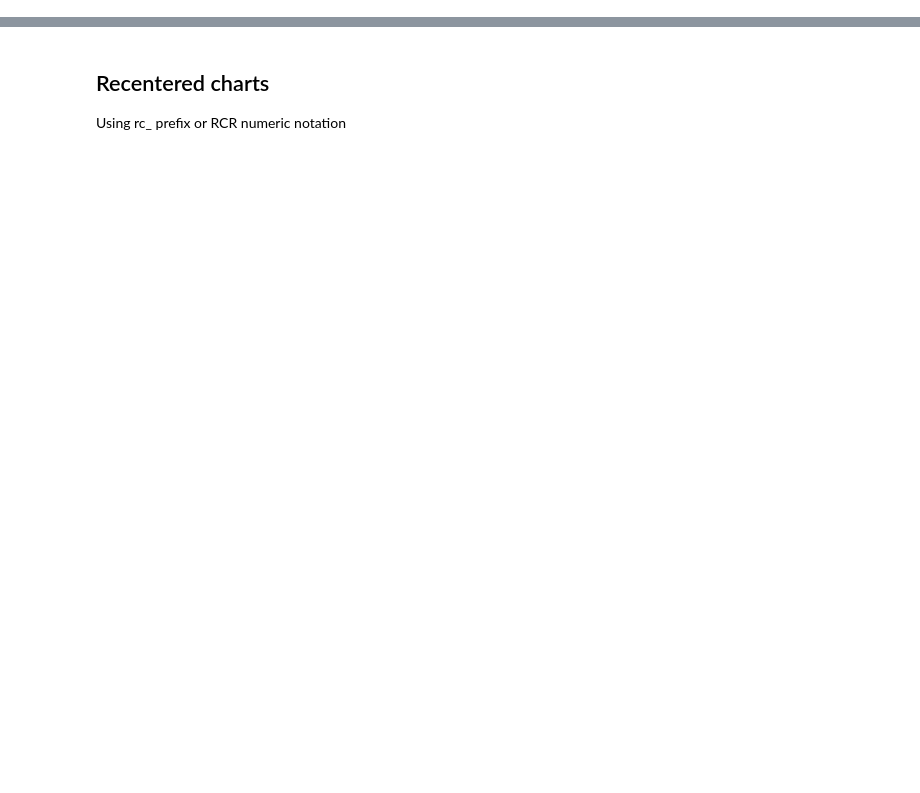
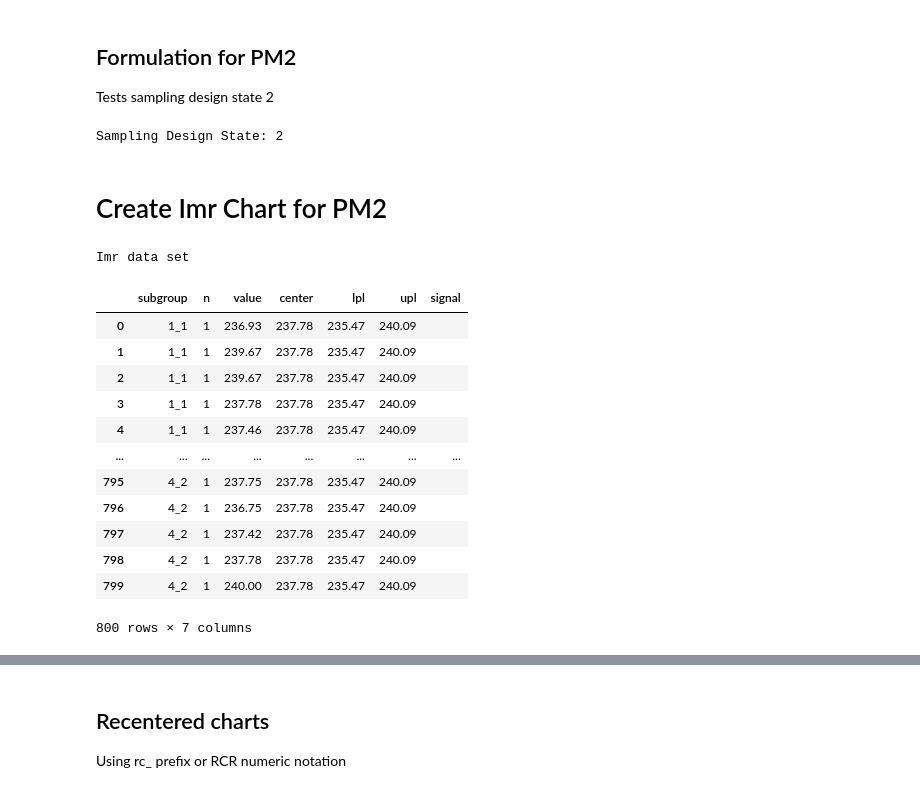
Before and after one commit to cnicholas/processbehavior, a Jupyter notebook: validation/sds1.ipynb, the cells around one changed output, grey strips where cells are left out. Cells and saved outputs as stored; diff of their text form; code cells hidden in the pictures; blank space fills up the shorter version.

```diff
--- a/validation/sds1.ipynb
+++ b/validation/sds1.ipynb
@@ -87,0 +5,8 @@ result.plot()
+# %%
+
+from processbehavior import ProcessBehavior
+
+# Load the SDS1 validation data
+pb = ProcessBehavior.read_csv('TABVASTESTDATABASE.csv')
+
+pb.cols
@@ -87,0 +55,38 @@ result.plot()
+# %% [markdown]
+## Formulation for PM2
+Tests sampling design state 2
+# %%
+study_pm2 = pb.formulate(
+    response=pb.cols.PM_SDS_2,
+    time='PRODUCTION TIME',
+    factors=['FACTOR 1', 'FACTOR 2'],
+    precision=2
+)
+print(f'Sampling Design State: {study_pm2.sds}')
+# %% [output]
+Sampling Design State: 2
+# %% [markdown]
+# Create Imr Chart for PM2
+# %%
+#result_pm_sds2 = study_pm_sds2.execute(chart='Imr', by=[pb.cols.FACTOR_1,pb.cols.FACTOR_2])
+
+result_pm2_all = study_pm2.execute(chart='Imr', by=[])
+#print(f'Strata: {result_pm_sds2_all.charts['Imr']['strata']}')
+#print(f"Each stratum has its own IMR chart")
+print("Imr data set")
+result_pm2_all.chart_table(chart='Imr')
+# %% [output]
+Imr data set
+|  | subgroup | n | value | center | lpl | upl | signal |
+| 0 | 1_1 | 1 | 236.93 | 237.78 | 235.47 | 240.09 |  |
+| 1 | 1_1 | 1 | 239.67 | 237.78 | 235.47 | 240.09 |  |
+| 2 | 1_1 | 1 | 239.67 | 237.78 | 235.47 | 240.09 |  |
+| 3 | 1_1 | 1 | 237.78 | 237.78 | 235.47 | 240.09 |  |
+| 4 | 1_1 | 1 | 237.46 | 237.78 | 235.47 | 240.09 |  |
+| ... | ... | ... | ... | ... | ... | ... | ... |
+| 795 | 4_2 | 1 | 237.75 | 237.78 | 235.47 | 240.09 |  |
+| 796 | 4_2 | 1 | 236.75 | 237.78 | 235.47 | 240.09 |  |
+| 797 | 4_2 | 1 | 237.42 | 237.78 | 235.47 | 240.09 |  |
+| 798 | 4_2 | 1 | 237.78 | 237.78 | 235.47 | 240.09 |  |
+| 799 | 4_2 | 1 | 240.00 | 237.78 | 235.47 | 240.09 |  |
+800 rows × 7 columns
```
Also changed, not shown: parts of 45 cells of this notebook, 7 other files.
